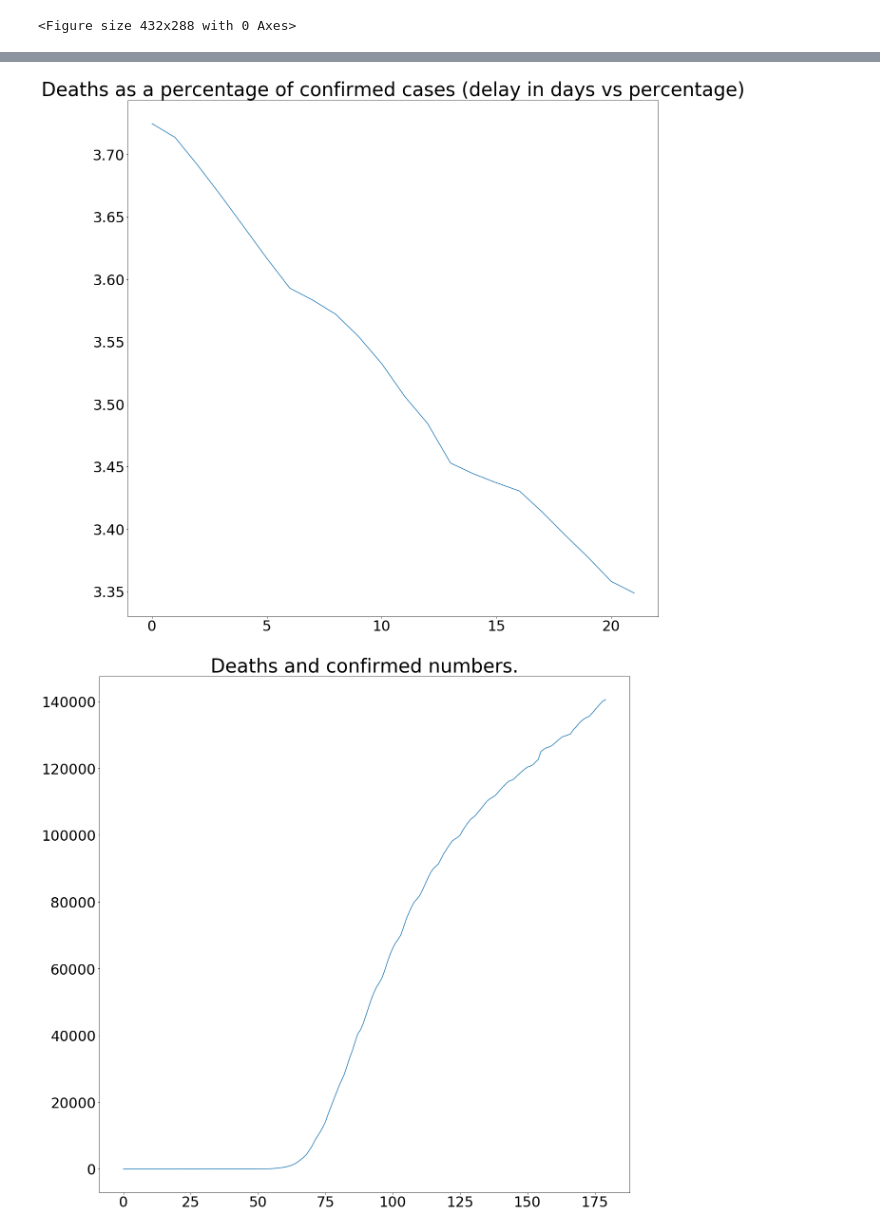
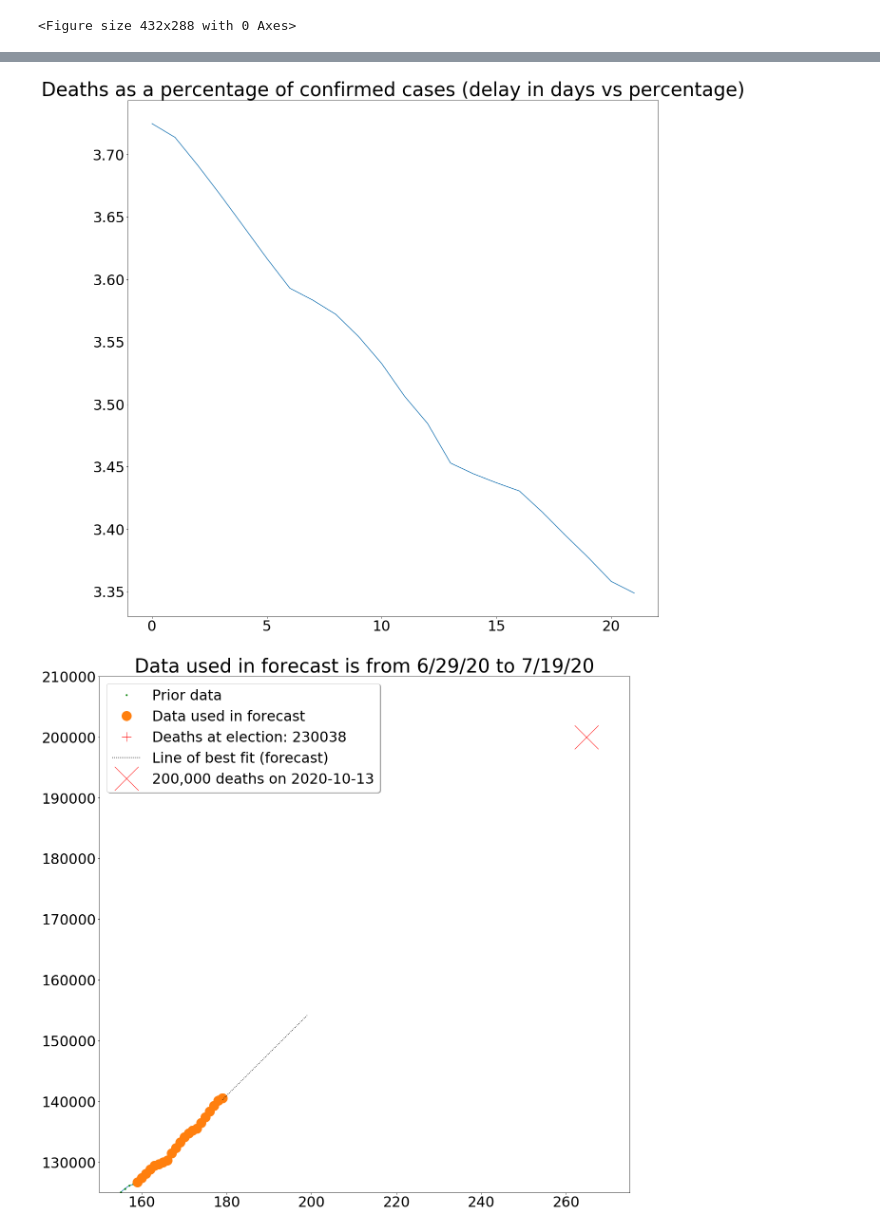
Before and after one commit to kootsoop/DSP.SE, a Jupyter notebook: Python/COVID-19 Plots.ipynb, the cells around one changed output, grey strips where cells are left out. Cells and saved outputs as stored; diff of their text form; code cells hidden in the pictures.

```diff
--- a/Python/COVID-19 Plots.ipynb
+++ b/Python/COVID-19 Plots.ipynb
@@ -137,6 +137,7 @@ plt.savefig('/Users/kootsoop/Pictures/COVID-19-FORECAST-' + first_row_shifted[en
 
 death_percent = [i / j * 100.0 for i, j in zip(death_data, confirmed_data)]
 
+
 plt.figure(2)
 plt.figure(figsize=(20,20))
 ax = plt.gca()
@@ -191,6 +192,17 @@ plt.plot(x_axis , death_data)
 # plt.plot(x_axis, confirmed_data, 'r')
 plt.title('Deaths and confirmed numbers.', fontsize=40)
 plt.savefig('/Users/kootsoop/Pictures/COVID-19-DEATH-RATE-DEATHS-AND-CONFIRMED.png')
+
+plt.figure(6)
+plt.plot(x_pre, y_pre, 'g.', label='Prior data')
+plt.plot(x_fit_data, y_fit_data,'o', markersize=20, label='Data used in forecast')
+plt.plot([election_day_of_year, election_day_of_year], [deaths_at_election, deaths_at_election_end],'r+',markersize=20,  label='Deaths at election: ' + str(deaths_at_election))
+plt.plot(x_forecast, m*x_forecast + b,'k:',markersize=14,  label='Line of best fit (forecast)')
+plt.plot(day_for_100k, 200000, 'rx', markersize=50, label='200,000 deaths on ' + str(date_for_200k))
+plt.ylim(125000,210000)
+plt.xlim(150,275)
+plt.title('Data used in forecast is from ' + first_row_shifted[start_fit] + ' to ' + first_row_shifted[end_fit], fontsize=40)
+ax.legend(loc='upper left', shadow=True, fontsize=30)
 # %% [output]
 Days until 100k: 84.83878223310336
 2020-11-03 00:00:00
@@ -203,6 +216,6 @@ Estimated deaths per day: 695.9584415584417
 [figure]
-<Figure size 432x288 with 0 Axes>
+<Figure size 432x288 with 0 Axes>
 [figure]
 [figure]
 [figure]
-[figure, old version]
+[figure, new version]
```
Also changed, not shown: parts of 1 cell of this notebook, 3 other files.
